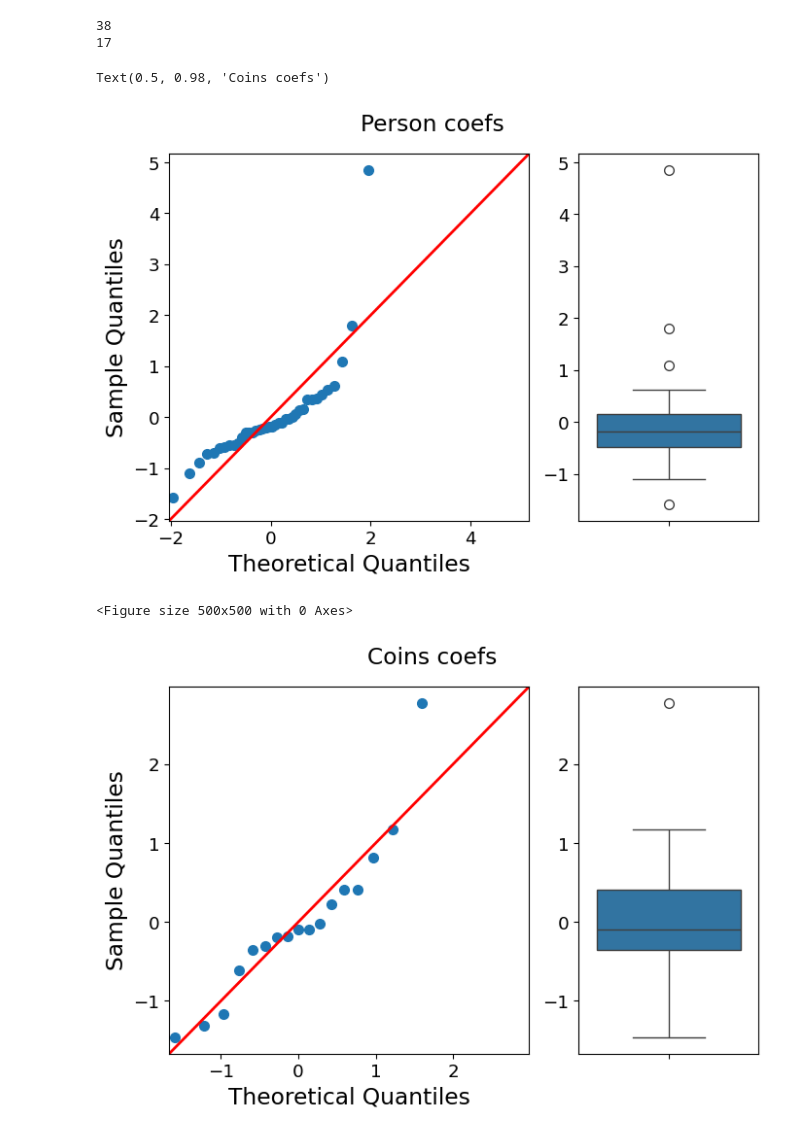
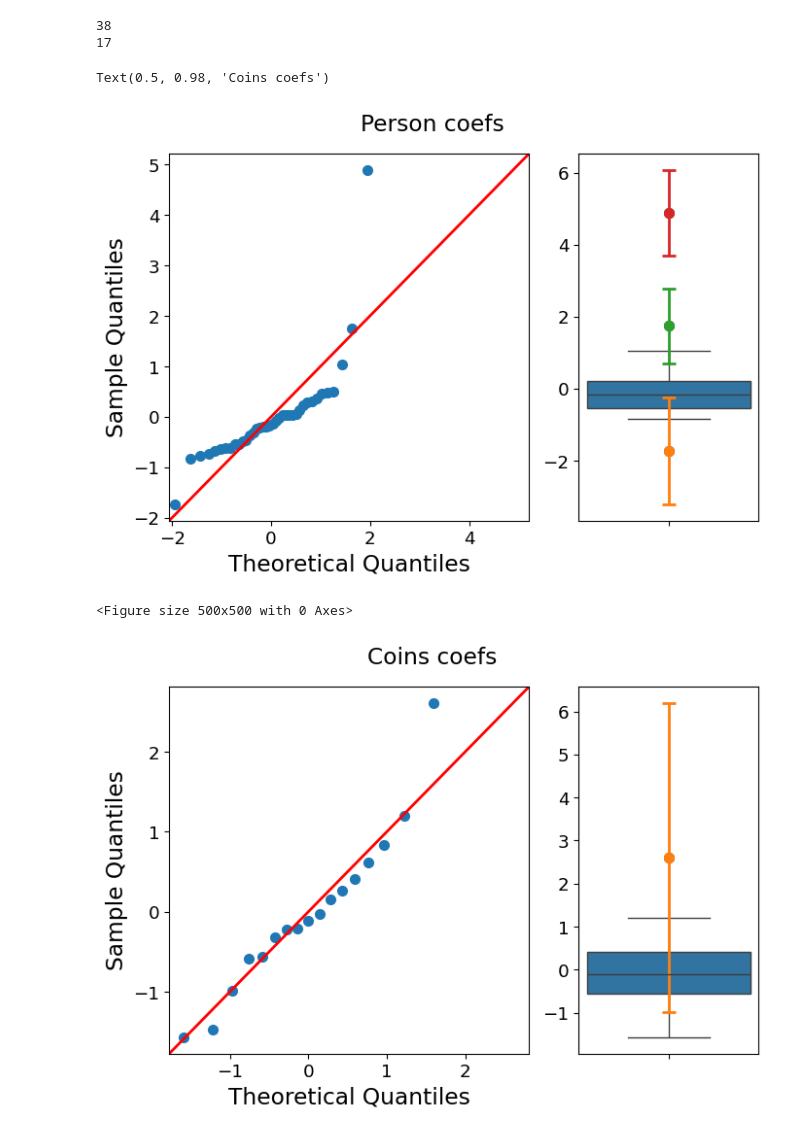
Before and after one commit to Tiddy-Fje/coin-data-regression, a Jupyter notebook: code/glm_analysis.ipynb, the cells around one changed output. Cells and saved outputs as stored; diff of their text form; code cells hidden in the pictures.

Commit message:
Added <<final>> report results

```diff
--- a/code/glm_analysis.ipynb
+++ b/code/glm_analysis.ipynb
@@ -82,19 +88,22 @@ def deviance_analysis( data, formula, filename, summary=False, force=False ):
 
 
 formula_cst = 'same_side+diff_side~1'
-formula_person = 'same_side+diff_side~1+C(person)'
-formula_coin_pers = 'same_side+diff_side~1+C(person)+C(coin)'
-formula_nested = 'same_side+diff_side~0+C(person):C(coin)'
+formula_person = 'same_side+diff_side~1+person'
+forumula_person_time = 'same_side+diff_side~1+person+agg'
+formula_all_main = 'same_side+diff_side~1+person+agg+coin'
+formula_nested = 'same_side+diff_side~0+person:coin'
 #formula_nested = 'same_side+diff_side~1+C(person)+C(coin)+C(person):C(coin)'
 # this last model takes around 8 minutes to fit (since it needs around 100 iterations)
 
 results = []
-dic_cst, results_cst = deviance_analysis(data, formula_cst, 'cst_glm', force=False)
+dic_cst, results_cst = deviance_analysis(data, formula_cst, 'cst_glm', force=True)
 results.append(dic_cst)
-dic_person, results_person = deviance_analysis(data, formula_person, 'person_glm', force=False)
+dic_person, results_person = deviance_analysis(data, formula_person, 'person_glm', force=True)
 results.append(dic_person)
-dic_coin_pers, results_coin_pers = deviance_analysis(data, formula_coin_pers, 'coin_pers_glm', force=False)
-results.append(dic_coin_pers)
+dic_person_time, results_person_time = deviance_analysis(data, forumula_person_time, 'person_time_glm', force=True)
+results.append(dic_person_time)
+dic_all_main, results_all_main = deviance_analysis(data, formula_all_main, 'all_main_glm', force=True)
+results.append(dic_all_main)
 dic_nested, results_nested = deviance_analysis(data, formula_nested, 'nested', force=False)
 #results.append(dic_nested)
 
@@ -172,40 +183,79 @@ Model & Deviance & AIC & Model DF \\
 \end{tabular}
 \end{table}
 # %%
-data, info = process_data('df-time-agg', keep_coins=3, keep_persons=3, drop_ingeborg=True, drop_lonely=False)
+data, info = process_data('df-time-agg', keep_coins=3, keep_persons=3, drop_ingeborg=True)
 
 # get coefficients associated with people main effects
-coefs = results_coin_pers.params
+coefs = results_all_main.params
+ci_l = coefs - results_all_main.conf_int()[0]
+ci_u = results_all_main.conf_int()[1] - coefs
+width = ci_u - ci_l
 
-filt_person = coefs[coefs.index.str.match(r'^C\(person\)\[T\.[^\]:]+\]$')]
-filt_coin = coefs[coefs.index.str.match(r'^C\(coin\)\[T\.[^\]:]+\]$')]
-pattern_person = r'^C\(person\)\[T\.(' + '|'.join(info['common_persons']) + r')\]$'
-pattern_coin = r'^C\(coin\)\[T\.(' + '|'.join(info['common_coins']) + r')\]$'
+#plt.figure(figsize=(10, 5))
+#plt.errorbar(coefs.index, coefs, yerr=[ci_l.values, ci_u.values], fmt='o', capsize=5, capthick=2)
+
+#print(coefs.abs().sort_values(ascending=False).index[:10])
+# print ci associated to biggest coefficients
+#print(ci.loc[coefs.abs().sort_values(ascending=False).index[:10]])
+#print(ci.loc[coefs.abs().sort_values(ascending=True).index[:10]])
+
+filt_person = coefs[coefs.index.str.match(r'^person\[T\.[^\]:]+\]$')]
+filt_coin = coefs[coefs.index.str.match(r'^coin\[T\.[^\]:]+\]$')]
+pattern_person = r'^person\[T\.(' + '|'.join(info['common_persons']) + r')\]$'
+pattern_coin = r'^coin\[T\.(' + '|'.join(info['common_coins']) + r')\]$'
 common_persons = filt_person[ filt_person.index.str.match( pattern_person ) ]
 common_coins = filt_coin[ filt_coin.index.str.match( pattern_coin ) ]
 
-def norm(x):
-    return (x-x.mean()) / x.std()
+def norm(x, mean=None, std = None, return_params=False):
+    if mean is None or std is None:
+        mean = x.mean()
+        std = x.std()
+    if return_params:
+        return (x - mean) / std, mean, std
+    return (x - mean) / std
+
+def unorm(x, mean, std):
+    return x * std + mean
+
 print(common_persons.count())
 print(common_coins.count())
+
 
 fig, ax = plt.subplots( 1, 2, figsize=(7, 5), width_ratios=[1, .5])
 sm.qqplot(norm(common_persons), line='45', ax=ax[0])
 sb.boxplot(norm(common_persons), ax=ax[1])
+
+outliers = ax[1].get_lines()[5].get_ydata() # I found this by inspecting the boxplot
+n_person, mean_person, std_person = norm(common_persons, return_params=True)
+plt.plot(np.nan, np.nan) # skip blue color in cycler by plotting nothing
+for element in outliers:
+    unorm_element = unorm(element, mean_person, std_person)
+    ind = common_persons[abs(common_persons-unorm_element)<1.0e-10].index[0]
+    plt.errorbar(0, element, yerr=norm(ci_u[f'{ind}'], mean=0.0, std=std_person), fmt='o', capsize=5, capthick=2)
+
 fig.suptitle('Person coefs')
 
 plt.figure(figsize=(5, 5))
 fig, ax = plt.subplots( 1, 2, figsize=(7, 5), width_ratios=[1, .5])
 sm.qqplot(norm(common_coins), line='45', ax=ax[0])
 sb.boxplot(norm(common_coins), ax=ax[1])
+
+outliers = ax[1].get_lines()[5].get_ydata()
+n_coin, mean_coin, std_coin = norm(common_coins, return_params=True)
+plt.plot(np.nan, np.nan) # skip blue color in cycler by plotting nothing
+for element in outliers:
+    unorm_element = unorm(element, mean_coin, std_coin)
+    ind = common_coins[abs(common_coins-unorm_element)<1.0e-10].index[0]
+    plt.errorbar(0, element, yerr=norm(ci_u[f'{ind}'], mean=0.0, std=std_coin), fmt='o', capsize=5, capthick=2)
+
 fig.suptitle('Coins coefs')
 # %% [output]
 38
 17
 Text(0.5, 0.98, 'Coins coefs')
-[figure, old version]
+[figure, new version]
 <Figure size 500x500 with 0 Axes>
-[figure, old version]
+[figure, new version]
 # %%
 # can add plot of residuals vs fitted values/linear predictor or covariates
 # do also as function of person and coin
```
Also changed, not shown: parts of 6 cells of this notebook, 13 other files.
